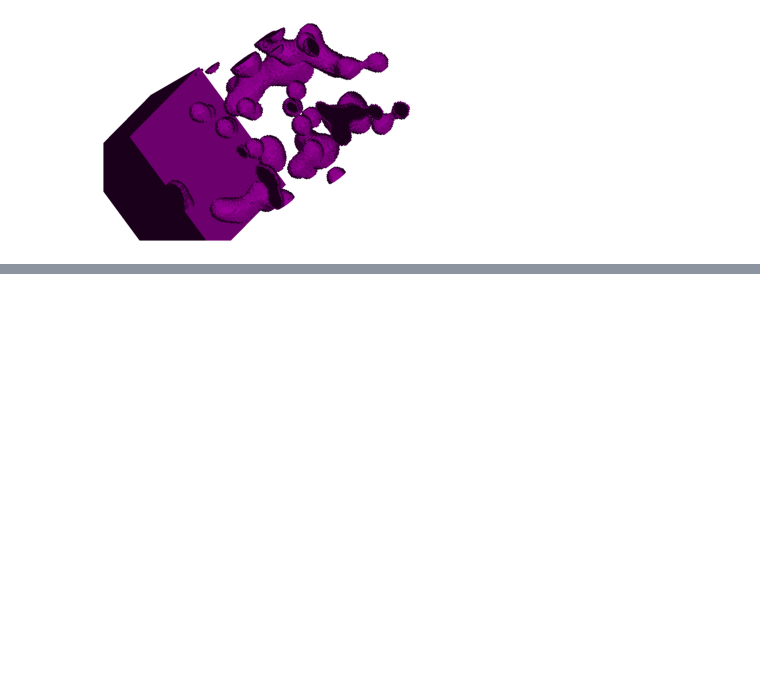
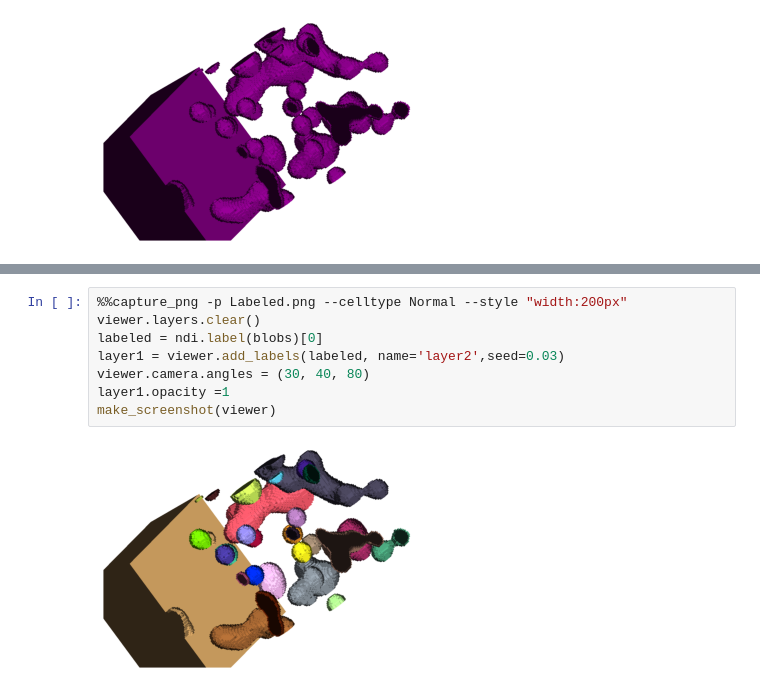
Before and after one commit to kolibril13/plywood-gallery-napari, a Jupyter notebook: 03Layer.ipynb, the cells around one changed output, grey strips where cells are left out. Saved outputs shown, nothing was run; the diff lists cells and outputs as text; blank space fills up the shorter version.

```diff
--- a/03Layer.ipynb
+++ b/03Layer.ipynb
@@ -108,2 +101,12 @@ ValueError: Input data should be an array-like object, or a sequence of arrays o
+# %%
+%%capture_png -p Labeled.png --celltype Normal --style "width:200px"
+viewer.layers.clear()
+labeled = ndi.label(blobs)[0]
+layer1 = viewer.add_labels(labeled, name='layer2',seed=0.03)
+viewer.camera.angles = (30, 40, 80)
+layer1.opacity =1
+make_screenshot(viewer)
+# %% [output]
+[figure, added]
 # %%
 #ChapterManager.clean("Layer Options")
```
Also changed, not shown: parts of 3 cells of this notebook, 3 other files.
